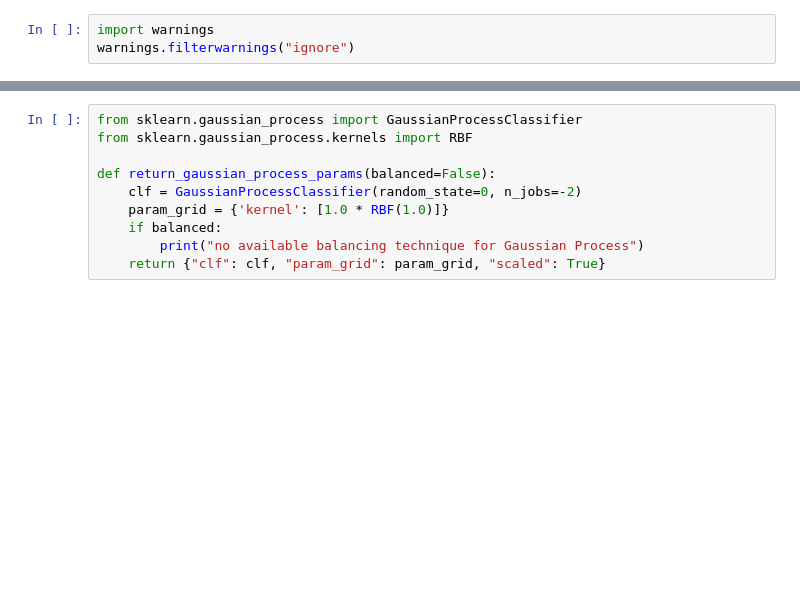
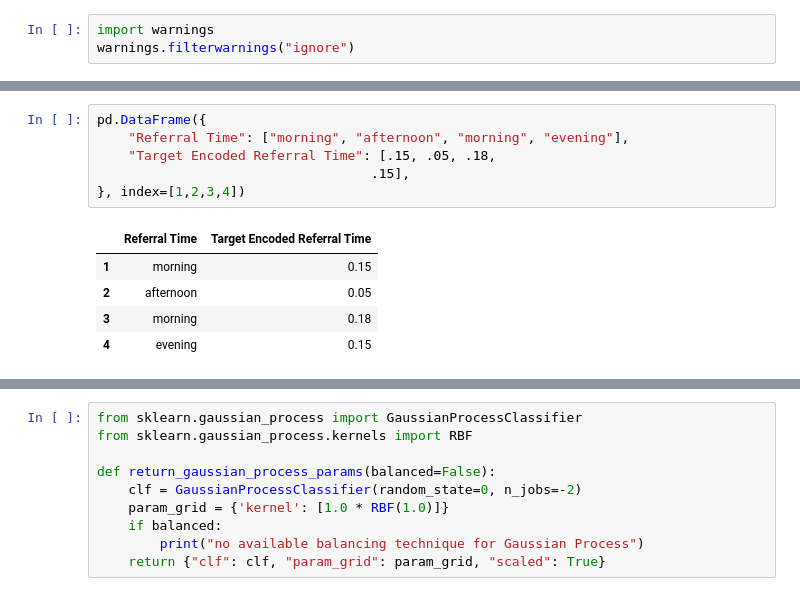
Before and after one commit to btcooper22/ace_project, a Jupyter notebook: models/sklearn_models.ipynb, the cells around one changed output, grey strips where cells are left out. Drawn from its saved outputs; the diff is of its cells as text; blank space fills up the shorter version.

```diff
--- a/models/sklearn_models.ipynb
+++ b/models/sklearn_models.ipynb
@@ -131,0 +76,12 @@ def test_and_score_classifier(clf, X_train, y_train, param_grid, cat_encoder,
+# %%
+pd.DataFrame({
+    "Referral Time": ["morning", "afternoon", "morning", "evening"],
+    "Target Encoded Referral Time": [.15, .05, .18,
+                                   .15],
+}, index=[1,2,3,4])
+# %% [output]
+|  | Referral Time | Target Encoded Referral Time |
+| 1 | morning | 0.15 |
+| 2 | afternoon | 0.05 |
+| 3 | morning | 0.18 |
+| 4 | evening | 0.15 |
```
Also changed, not shown: parts of 23 cells of this notebook, 1 other file.
